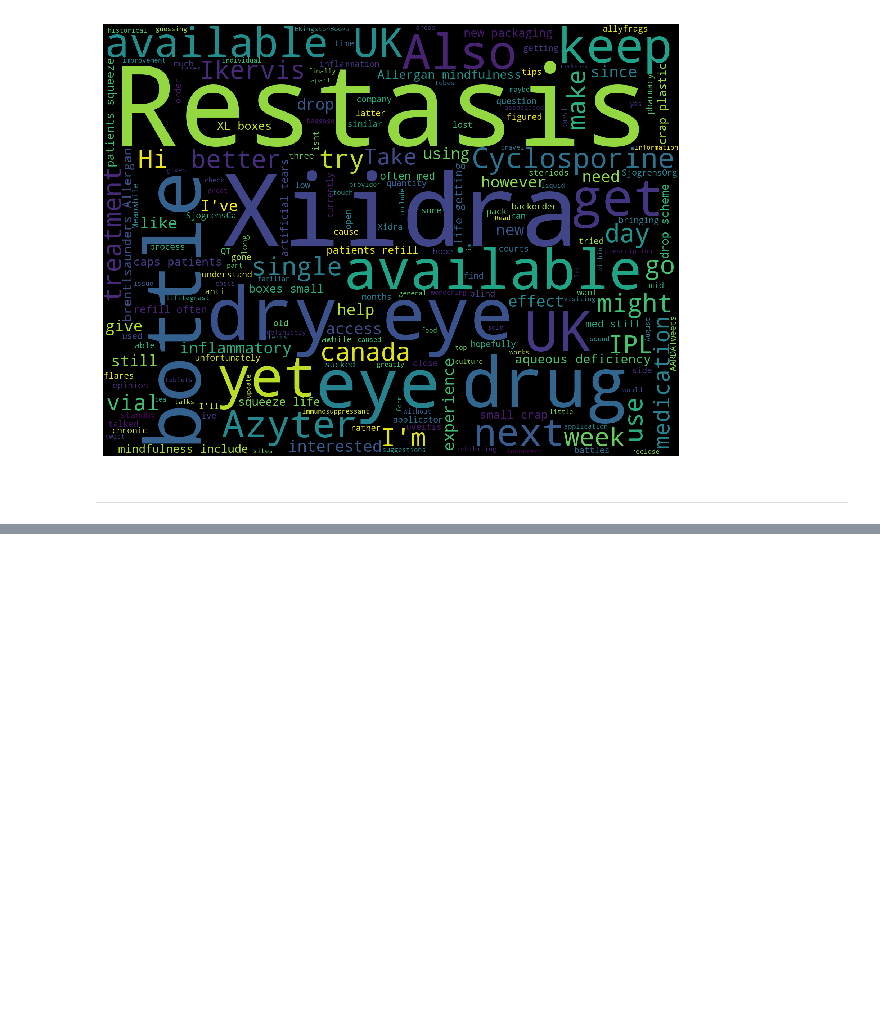
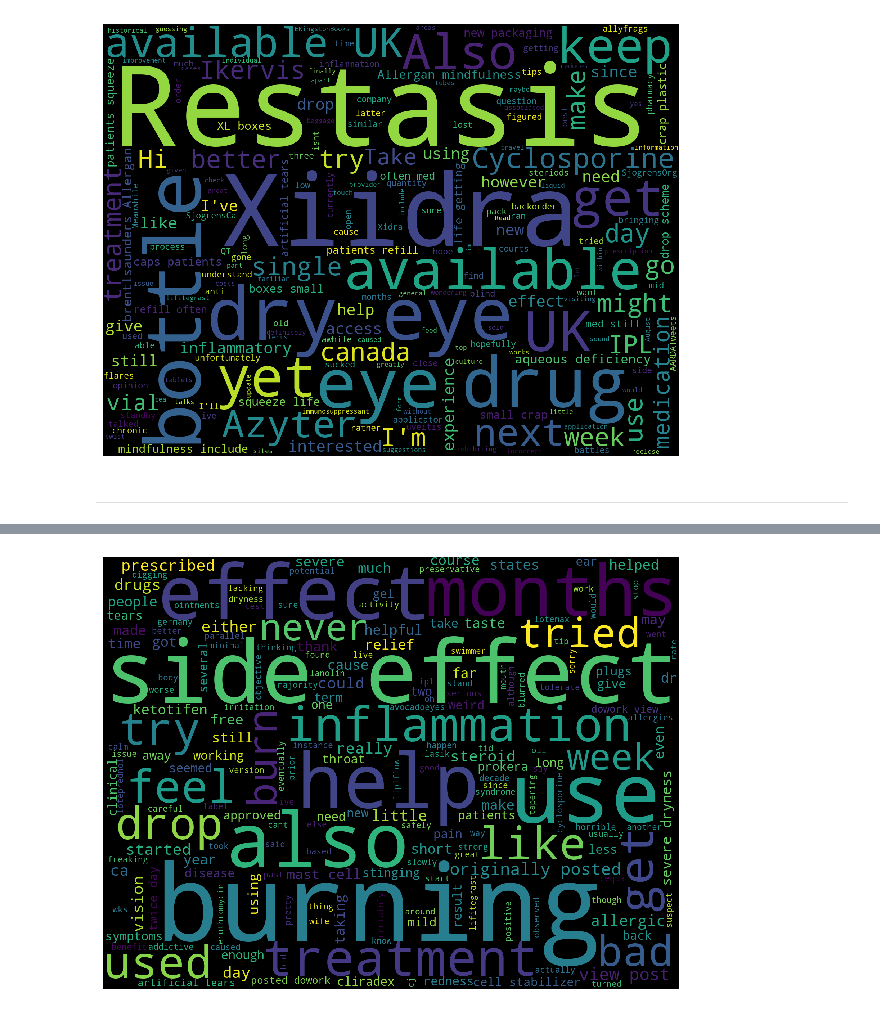
Before and after one commit to skumaravel/learning_and_discussions, a Jupyter notebook: jupyter_notebooks/text_classification/social_media_post_classification/social_media_posts_classification_eda.ipynb, the cells around one changed output, grey strips where cells are left out. Drawn from its saved outputs; the diff is of its cells as text; code cells hidden in the pictures; blank space fills up the shorter version.

```diff
--- a/jupyter_notebooks/text_classification/social_media_post_classification/social_media_posts_classification_eda.ipynb
+++ b/jupyter_notebooks/text_classification/social_media_post_classification/social_media_posts_classification_eda.ipynb
@@ -151,0 +263,4 @@ wordcloud_cluster(lst_ComfortConvenience)
+# %%
+wordcloud_cluster(lst_Safety_cleaned)
+# %% [output]
+[figure, added]
```
Also changed, not shown: parts of 40 cells of this notebook.
